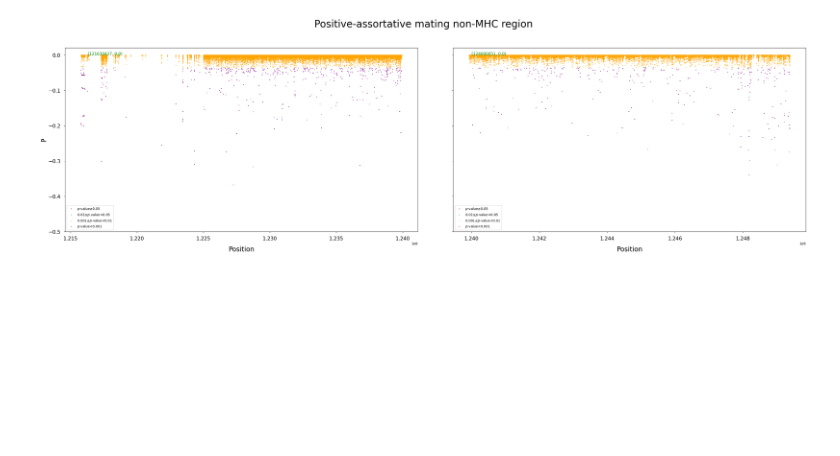
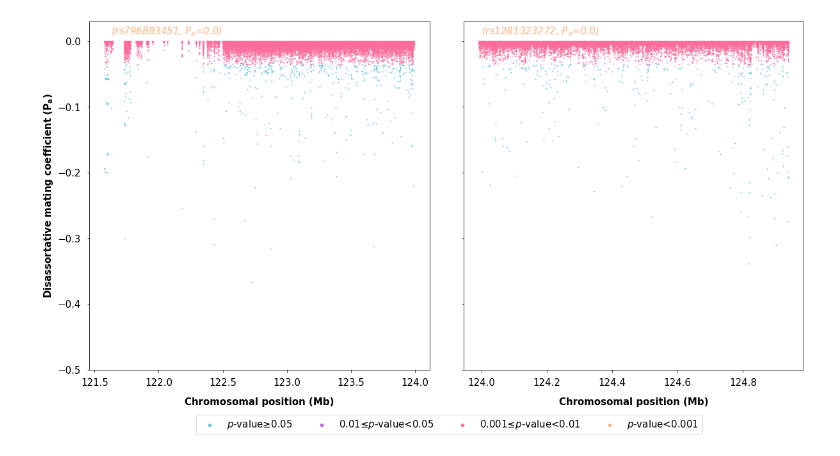
Before and after one commit to deepomicslab/MHC, a Jupyter notebook: positive_assortative_1/figures/pic1_part2.ipynb, the cells around one changed output. Drawn from its saved outputs; the diff is of its cells as text; code cells hidden in the pictures; blank space fills up the shorter version.

```diff
--- a/positive_assortative_1/figures/pic1_part2.ipynb
+++ b/positive_assortative_1/figures/pic1_part2.ipynb
@@ -44,7 +49,7 @@ def getmaxindices(allp,num):
 # %%
 #chr1_xba
 #[121579777, 123992934]
-df_mhc_pos_path=pd.read_csv("../../similar_region_csvfiles/pos_prob_split_chr1_xba.csv")
+df_mhc_pos_path=pd.read_csv("../csvfiles/pos_prob_split_chr1_xba.csv")
 positions4=df_mhc_pos_path[(df_mhc_pos_path["Unnamed: 0"]>=121579777)&(df_mhc_pos_path["Unnamed: 0"]<=123992934)]["Unnamed: 0"].to_list()
 Ps4=df_mhc_pos_path[(df_mhc_pos_path["Unnamed: 0"]>=121579777)&(df_mhc_pos_path["Unnamed: 0"]<=123992934)]["P"].to_list()
 midpvalue=[]
@@ -74,7 +79,7 @@ for i in range(len(pvalue)):
 # %%
 #chr1_xbb
 #[123992935, 124938490]
-df_mhc_pos_path=pd.read_csv("../../similar_region_csvfiles/pos_prob_split_chr1_xbb.csv")
+df_mhc_pos_path=pd.read_csv("../csvfiles/pos_prob_split_chr1_xbb.csv")
 positions5=df_mhc_pos_path[(df_mhc_pos_path["Unnamed: 0"]>=123992935)&(df_mhc_pos_path["Unnamed: 0"]<=124938490)]["Unnamed: 0"].to_list()
 Ps5=df_mhc_pos_path[(df_mhc_pos_path["Unnamed: 0"]>=123992935)&(df_mhc_pos_path["Unnamed: 0"]<=124938490)]["P"].to_list()
 midpvalue=[]
@@ -104,54 +144,58 @@ for i in range(len(pvalue)):
 # %%
 import matplotlib.pyplot as plt
-
-fig, axes = plt.subplots(nrows=1, ncols=2, sharey=True, figsize=(40, 10))
+plt.rcParams['font.size'] = 15
+plt.rcParams['grid.linewidth'] = 1.2
+plt.rcParams['mathtext.default'] = 'regular'
+fig, axes = plt.subplots(nrows=1, ncols=2, sharey=True, figsize=(20, 10), facecolor='white')
 
 
-axes[0].scatter(less_95_xs_chr1_xba, less_95_ys_chr1_xba, color="purple", s=1, label="$\mathit{p}$-value≥0.05")
-axes[0].scatter(from_95_to_99_xs_chr1_xba, from_95_to_99_ys_chr1_xba, color="green", s=1, label="0.01≤$\mathit{p}$-value<0.05")
-axes[0].scatter(from_99_to_999_xs_chr1_xba, from_99_to_999_ys_chr1_xba, color="orange", s=1, label="0.001≤$\mathit{p}$-value<0.01")
-axes[0].scatter(larger_than_999_xs_chr1_xba, larger_than_999_ys_chr1_xba, color="red", s=1, label="$\mathit{p}$-value<0.001")
-axes[0].legend(loc="best")
+axes[0].scatter(np.array(less_95_xs_chr1_xba)/ 1000000, less_95_ys_chr1_xba, color=less_95, s=1, label="$\mathit{p}$-value≥0.05")
+axes[0].scatter(np.array(from_95_to_99_xs_chr1_xba)/ 1000000, from_95_to_99_ys_chr1_xba, color=from_95_to_99, s=1, label="0.01≤$\mathit{p}$-value<0.05")
+axes[0].scatter(np.array(from_99_to_999_xs_chr1_xba)/ 1000000, from_99_to_999_ys_chr1_xba, color=from_99_to_999, s=1, label="0.001≤$\mathit{p}$-value<0.01")
+axes[0].scatter(np.array(larger_than_999_xs_chr1_xba)/ 1000000, larger_than_999_ys_chr1_xba, color=larger_than_999, s=1, label="$\mathit{p}$-value<0.001")
+# axes[0].legend(loc="best")
 
 
 index2 = getmaxindices(Ps4, 1)[0]
-x_max_pos = positions4[index2]
+x_max_pos = positions4[index2]/1000000
 y_max = Ps4[index2]
 y_max = float(format(y_max, '.5f'))
-axes[0].text(x_max_pos , y_max, (x_max_pos, y_max), color='green', fontsize=12)
+axes[0].text(x_max_pos , y_max+0.01,  f'(rs796883451, {r"$P_a$"}={y_max})', color=larger_than_999,fontsize=15, style='italic')
 
-
-axes[1].scatter(less_95_xs_chr1_xbb, less_95_ys_chr1_xbb, color="purple", s=1,label="$\mathit{p}$-value≥0.05")
-axes[1].scatter(from_95_to_99_xs_chr1_xbb, from_95_to_99_ys_chr1_xbb, color="green", s=1,label="0.01≤$\mathit{p}$-value<0.05")
-axes[1].scatter(from_99_to_999_xs_chr1_xbb, from_99_to_999_ys_chr1_xbb, color="orange", s=1,label="0.001≤$\mathit{p}$-value<0.01")
-axes[1].scatter(larger_than_999_xs_chr1_xbb, larger_than_999_ys_chr1_xbb, color="red", s=1,label="$\mathit{p}$-value<0.001")
-axes[1].legend( loc="best")
+axes[1].scatter(np.array(less_95_xs_chr1_xbb)/ 1000000, less_95_ys_chr1_xbb, color=less_95, s=1,label="$\mathit{p}$-value≥0.05")
+axes[1].scatter(np.array(from_95_to_99_xs_chr1_xbb)/ 1000000, from_95_to_99_ys_chr1_xbb, color=from_95_to_99, s=1,label="0.01≤$\mathit{p}$-value<0.05")
+axes[1].scatter(np.array(from_99_to_999_xs_chr1_xbb)/ 1000000, from_99_to_999_ys_chr1_xbb, color=from_99_to_999, s=1,label="0.001≤$\mathit{p}$-value<0.01")
+axes[1].scatter(np.array(larger_than_999_xs_chr1_xbb)/ 1000000, larger_than_999_ys_chr1_xbb, color=larger_than_999, s=1,label="$\mathit{p}$-value<0.001")
+legend = axes[1].legend(loc="lower left", bbox_to_anchor=(-0.8, -0.2),ncol=4)
+for lh in legend.legendHandles:
+    lh.set_alpha(1)
+    lh._sizes = [20]
 
 
 index2 = getmaxindices(Ps5, 1)[0]
-x_max_pos = positions5[index2]
+x_max_pos = positions5[index2]/1000000
 y_max = Ps5[index2]
 y_max = float(format(y_max, '.5f'))
-axes[1].text(x_max_pos, y_max, (x_max_pos, y_max), color='green', fontsize=12)
+axes[1].text(x_max_pos, y_max+0.01, f'(rs1281323272, {r"$P_a$"}={y_max})', color=larger_than_999,fontsize=15, style='italic')
 
-max_y = 0.02
+max_y = 0.03
 axes[0].set_ylim(-0.5, max_y)
 # yticks = np.linspace(-0.25, max_y, num=5)
 # axes[0].set_yticks(yticks)
 
 
 for ax in axes.flatten():
     ax.tick_params(axis='both', which='major', labelsize=15, pad=10)
 
 
-axes[0].set_xlabel('Position', fontsize=20, labelpad=15)
-axes[0].set_ylabel('P', fontsize=20)
-axes[1].set_xlabel('Position', fontsize=20, labelpad=15)
-fig.suptitle('Positive-assortative mating non-MHC region', fontsize=30, y=1)
+axes[0].set_xlabel("Chromosomal position (Mb)",fontsize=15, weight = 'bold',labelpad=15)
+axes[0].set_ylabel(r"Disassortative mating coefficient ($P_a$)",fontsize=15, weight = 'bold')
+axes[1].set_xlabel("Chromosomal position (Mb)",fontsize=15, weight = 'bold',labelpad=15)
+# fig.suptitle('Positive-assortative mating non-MHC region', fontsize=30, y=1)
 
 plt.subplots_adjust(wspace=0.1, hspace=0.3)
-plt.savefig("pic1_part2.png",dpi=300)
+plt.savefig("pic1_part2.pdf",dpi=600, bbox_inches='tight')
 plt.show()
 # plt.savefig("pic1_mhc_part1.pdf")
 # %% [output]
-[figure, old version]
+[figure, new version]
```
Also changed, not shown: parts of 3 cells of this notebook.
